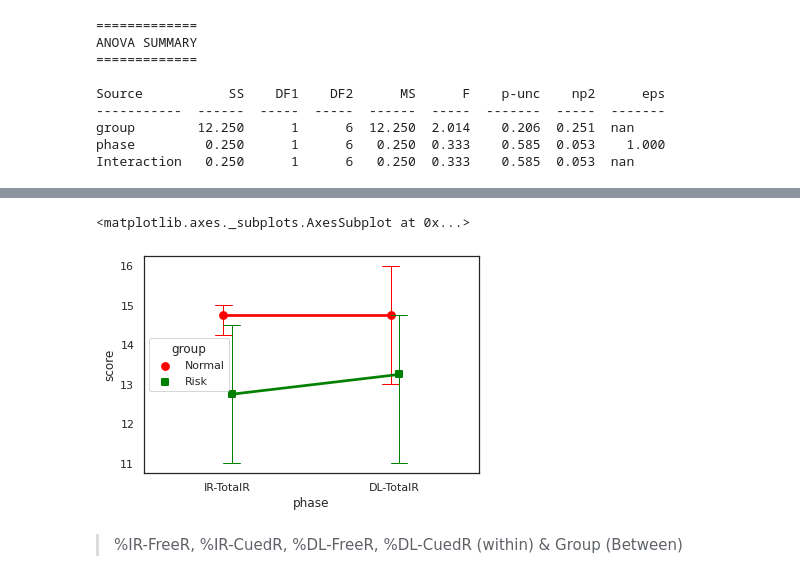
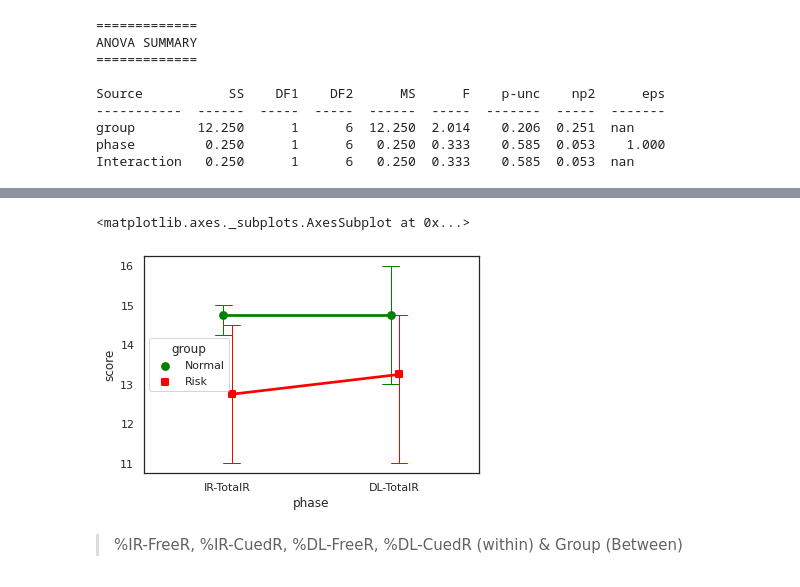
Before and after one commit to Sirabhop/Preclinical-AD-EEG-classification, a Jupyter notebook: Data_Exploration.ipynb, the cells around one changed output, grey strips where cells are left out. Cells and saved outputs as stored; diff of their text form; code cells hidden in the pictures.

```diff
--- a/Data_Exploration.ipynb
+++ b/Data_Exploration.ipynb
@@ -536,10 +459,10 @@ phase * group  DL-TotalR  Normal     Risk       False     True           1.029
 # %%
 sns.set(style = 'white')
 sns.pointplot(data=df, x='phase', y='score', hue='group', dodge=True, markers=['o', 's'],
-	      capsize=.1, errwidth=1, palette = ['red','green'], grid = False)
+	      capsize=.1, errwidth=1, palette = ['green','red'], grid = False)
 # %% [output]
 <matplotlib.axes._subplots.AxesSubplot at 0x...>
-[figure, old version]
+[figure, new version]
 # %% [markdown]
 
 
```
Also changed, not shown: parts of 61 cells of this notebook.
